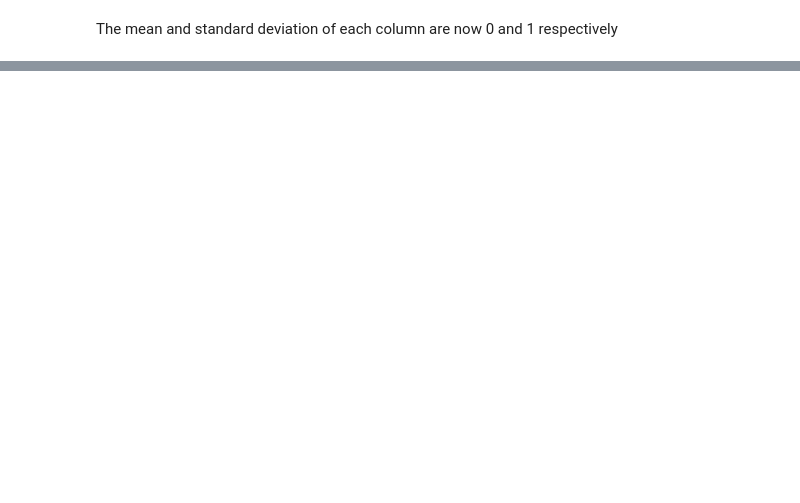
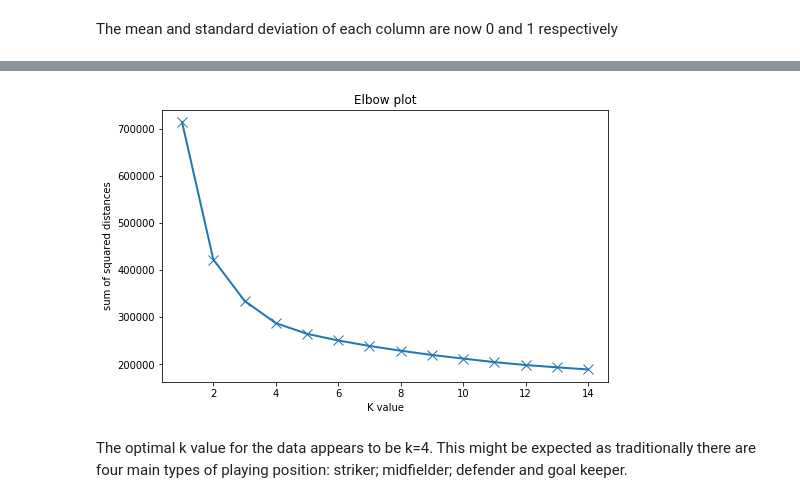
Before and after one commit to julian-west/sofifa-analysis, a Jupyter notebook: kmeans clustering - predict playing positions.ipynb, the cells around one changed output, grey strips where cells are left out. Saved outputs shown, nothing was run; the diff lists cells and outputs as text; code cells hidden in the pictures; blank space fills up the shorter version.

```diff
--- a/kmeans clustering - predict playing positions.ipynb
+++ b/kmeans clustering - predict playing positions.ipynb
@@ -76,0 +90,20 @@ The mean and standard deviation of each column are now 0 and 1 respectively
+# %%
+from sklearn.cluster import KMeans
+
+distances = []
+K = range(1,15)
+for k in K:
+    km = KMeans(n_clusters=k)
+    km = km.fit(kmeans_df_transformed)
+    distances.append(km.inertia_)
+# %%
+plt.figure(figsize=(8,5))
+plt.plot(np.arange(1,15),distances,marker='x',linewidth=2,markersize=10)
+plt.title('Elbow plot')
+plt.xlabel('K value')
+plt.ylabel('sum of squared distances')
+plt.show()
+# %% [output]
+[figure, added]
+# %% [markdown]
+The optimal k value for the data appears to be k=4. This might be expected as traditionally there are four main types of playing position: striker; midfielder; defender and goal keeper.
```
Also changed, not shown: parts of 15 cells of this notebook.
